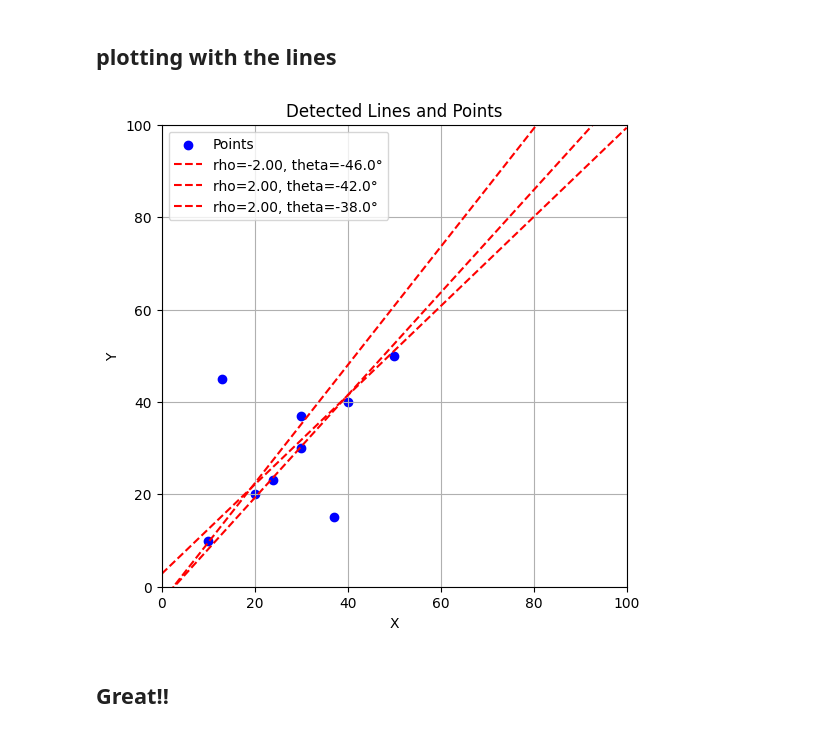
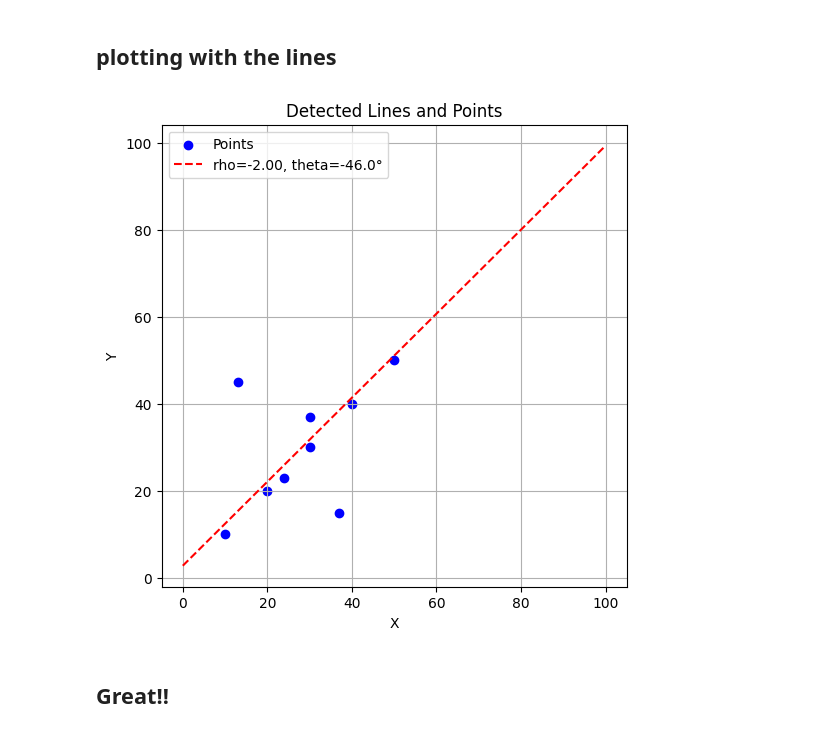
Before and after one commit to isaacGrinboim/Geometry---Hough-and-Canny, a Jupyter notebook: demo.ipynb, the cells around one changed output. Saved outputs shown, nothing was run; the diff lists cells and outputs as text; code cells hidden in the pictures.

```diff
--- a/demo.ipynb
+++ b/demo.ipynb
@@ -42,24 +39,10 @@ plt.show()
 We apply the Hough Transform to the generated points to detect lines as intersections in the parameter space.
 # %%
 def hough_line_points(x_points, y_points, angle_step=1, rho_step=1):
-    """
-    Hough transform on a set of points.
-
-    Input:
-    x_points - x-coordinates of the points
-    y_points - y-coordinates
-    angle_step - Spacing between angles in degrees. Default is 1.
-    rho_step - Spacing between rho values. Default is 1.
-
-    Returns:
-    accumulator - 2D array of the hough transform accumulator
-    thetas - Array of angles used in computation, in radians
-    rhos - Array of rho values
-    """
     # ranges for Rho and Theta
     thetas = np.deg2rad(np.arange(-90.0, 90.0, angle_step))
     diag_len = int(np.ceil(np.sqrt(x_max**2 + y_max**2)))
-    rhos = np.arange(-diag_len, diag_len + rho_step, rho_step)  # Ensure rhos covers the entire range
+    rhos = np.arange(-diag_len, diag_len + rho_step, rho_step)
 
     cos_t = np.cos(thetas)
     sin_t = np.sin(thetas)
@@ -122,18 +105,6 @@ We can compare the Hough Transform results with different levels of discretizati
 ## plotting with the lines
 # %%
 def get_hough_lines(accumulator, thetas, rhos, num_lines):
-    """
-    Find most prominent lines in accumulator.
-
-    Parameters:
-    accumulator - The Accumulator matrix.
-    thetas - Array of angles.
-    rhos - Array of rhos.
-    num_lines - Number of lines wanted.
-
-    Returns:
-    lines - A list of (rho, theta) tuples representing the detected lines.
-    """
     lines = []
     accumulator_copy = accumulator.copy()  # Work on a copy to avoid modifying the original
     for _ in range(num_lines):
@@ -142,24 +113,21 @@ def get_hough_lines(accumulator, thetas, rhos, num_lines):
         rho = rhos[rho_idx]
         theta = thetas[theta_idx]
         lines.append((rho, theta))
-        # delete local maxima to find the next one
+        # delete local maxima to be able to find next max
         accumulator_copy[rho_idx, theta_idx] = 0
 
     return lines
 # %%
 def plot_lines_on_points(x_points, y_points, lines, x_max, y_max):
+
     plt.figure(figsize=(6, 6))
     plt.scatter(x_points, y_points, color='blue', label='Points')
-
     for rho, theta in lines:
-        # Convert rho, theta representation back to cartesian representation
-        if np.sin(theta) != 0:  # to not divide by zero
+        if np.sin(theta) != 0:  # Avoid division by zero in case of vertical line
             x_vals = np.array([0, x_max])
             y_vals = (rho - x_vals * np.cos(theta)) / np.sin(theta)
             plt.plot(x_vals, y_vals, color='red', linestyle='--', label=f'rho={rho:.2f}, theta={np.rad2deg(theta):.1f}°')
 
-    plt.xlim(0, x_max)
-    plt.ylim(0, y_max)
     plt.title('Detected Lines and Points')
     plt.xlabel('X')
     plt.ylabel('Y')
@@ -168,13 +136,12 @@ def plot_lines_on_points(x_points, y_points, lines, x_max, y_max):
     plt.show()
 # %%
 # Extract most prominent lines from the accumulator
-num_lines = 3 # Number of lines to extract
+num_lines = 1   # Number of lines to extract
 lines = get_hough_lines(accumulator, thetas, rhos, num_lines)
 
-# plot detected lines
 plot_lines_on_points(x_points, y_points, lines, x_max=x_max, y_max=y_max)
 # %% [output]
-[figure, old version]
+[figure, new version]
 # %% [markdown]
 ## Great!!
 # %% [markdown]
```
Also changed, not shown: parts of 19 cells of this notebook, 1 other file.
